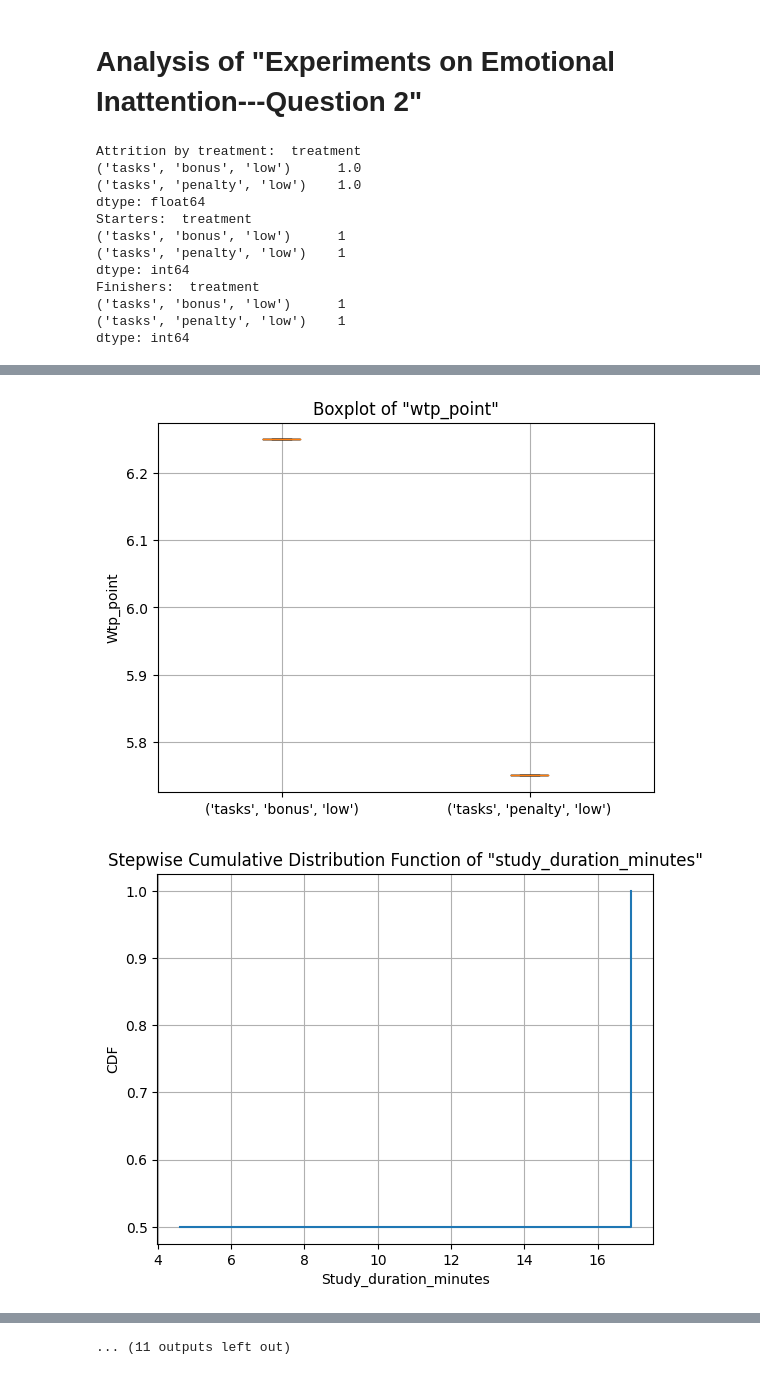
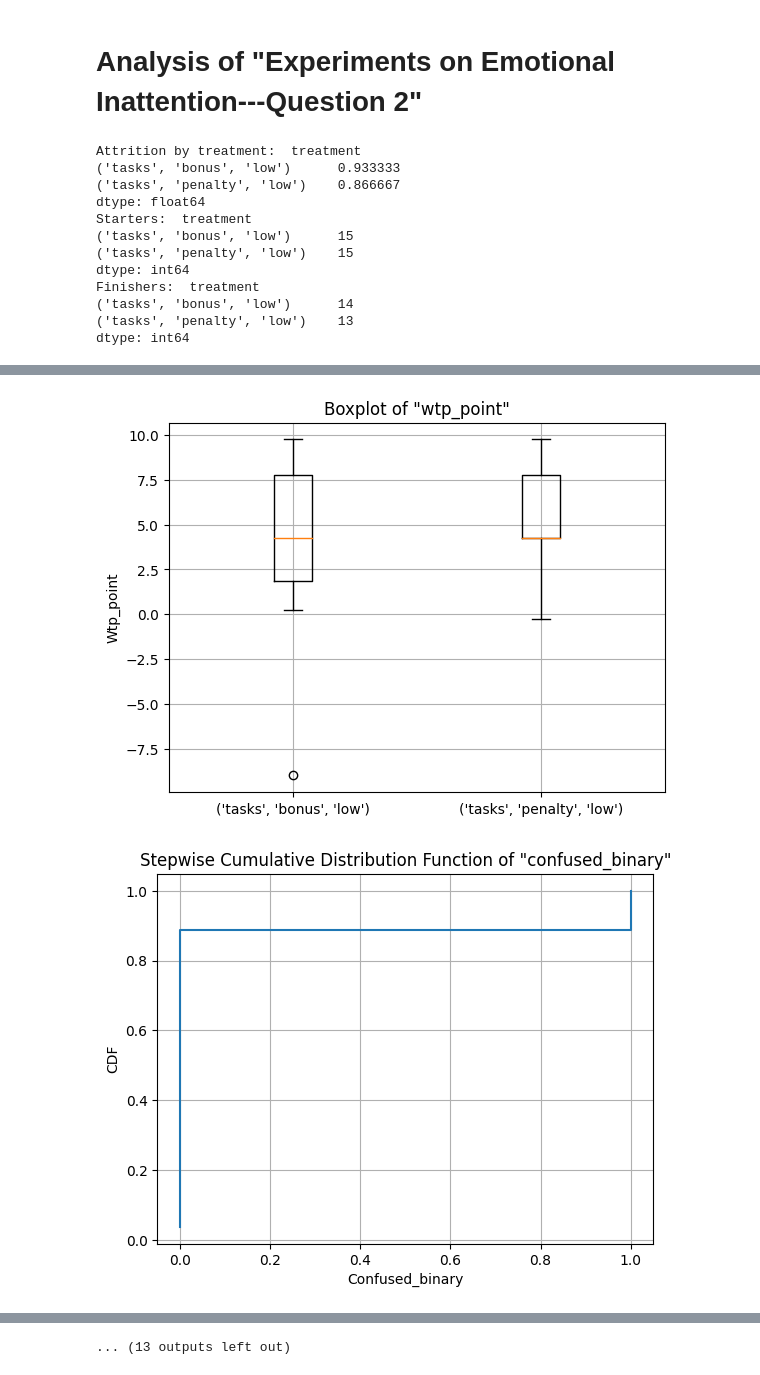
Before and after one commit to LukasBolte/EmotionalInattention, a Jupyter notebook: data_analysis_question2.ipynb, the cells around one changed output, grey strips where cells are left out. Saved outputs shown, nothing was run; the diff lists cells and outputs as text; code cells hidden in the pictures.

```diff
--- a/data_analysis_question2.ipynb
+++ b/data_analysis_question2.ipynb
@@ -31,11 +31,13 @@ def load_csv_files(subfolder_name):
     return combined_df
 
 # Usage:
-subfolder_name = '2023-08-dummy_data-question2'
+subfolder_name = '2023-09-pilot_quesiton2'
 data = load_csv_files(subfolder_name)
 
 # Remove duplicates based on all columns
 data.drop_duplicates(inplace=True)
+data.drop_duplicates(inplace=True,subset=['participant.label'])
+
 
 # restrict to sessions:
 def restrict_to_sessions(data, session_codes):
@@ -187,16 +189,16 @@ file_path = os.path.join(subfolder_path, 'confused.csv')
 selected_data.to_csv(file_path, index=False)
 # %% [output]
 Attrition by treatment:  treatment
-('tasks', 'bonus', 'low')      1.0
-('tasks', 'penalty', 'low')    1.0
+('tasks', 'bonus', 'low')      0.933333
+('tasks', 'penalty', 'low')    0.866667
 dtype: float64
 Starters:  treatment
-('tasks', 'bonus', 'low')      1
-('tasks', 'penalty', 'low')    1
+('tasks', 'bonus', 'low')      15
+('tasks', 'penalty', 'low')    15
 dtype: int64
 Finishers:  treatment
-('tasks', 'bonus', 'low')      1
-('tasks', 'penalty', 'low')    1
+('tasks', 'bonus', 'low')      14
+('tasks', 'penalty', 'low')    13
 dtype: int64
 # %%
 # Step 1: Create a list of strings in the required format
@@ -337,7 +339,7 @@ plot_and_save_boxplot(data, 'wtp_point', subfolder_name)
 
 
 # Call the function to plot and save the CDF for 'study_duration'
-plot_and_save_cdf(data, 'confusion', subfolder_name, by_treatment=False)
+plot_and_save_cdf(data, 'confused_binary', subfolder_name, by_treatment=False)
 
 
 # Call the function to plot and save the boxplot for 'study_duration'
@@ -370,2 +372,2 @@ data['mistakes']
-[figure, old version]
+[figure, new version]
-[figure, old version]
+[figure, new version]
@@ -377 +379 @@ data['mistakes']
-... (11 outputs left out)
+... (13 outputs left out)
```
Also changed, not shown: parts of 5 cells of this notebook, 41 other files.
